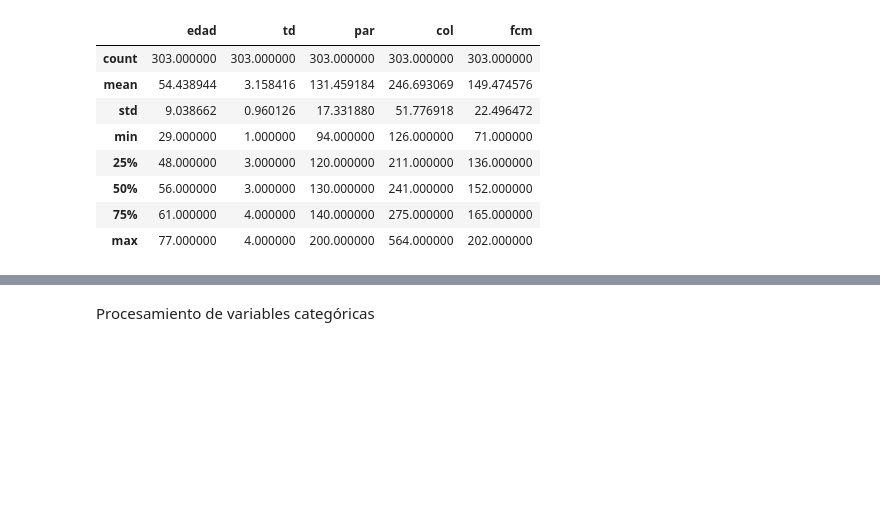
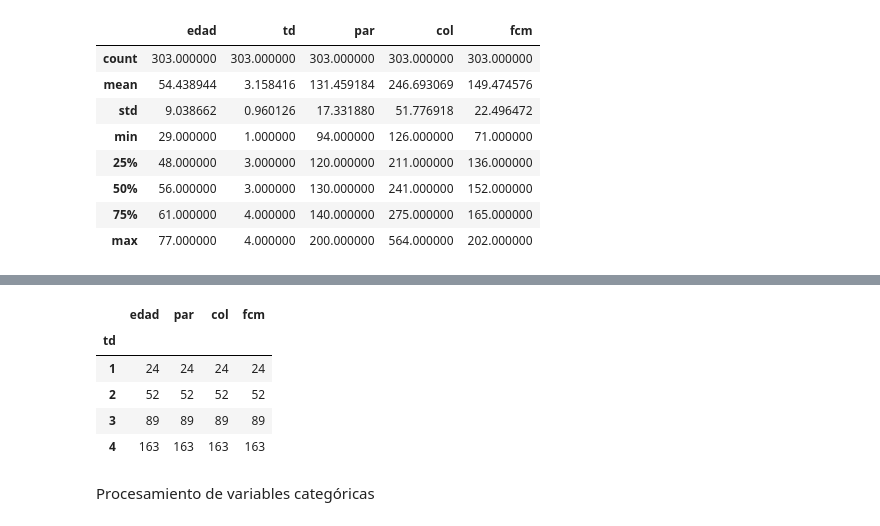
Before and after one commit to FedericoPacheco/tp2-cd, a Jupyter notebook: notebook.ipynb, the cells around one changed output, grey strips where cells are left out. Drawn from its saved outputs; the diff is of its cells as text; code cells hidden in the pictures; blank space fills up the shorter version.

```diff
--- a/notebook.ipynb
+++ b/notebook.ipynb
@@ -162,3 +193,12 @@ df.describe()
+# %%
+X_over.groupby("td").count()
+# %% [output]
+|  | edad | par | col | fcm |
+| td |  |  |  |  |
+| 1 | 24 | 24 | 24 | 24 |
+| 2 | 52 | 52 | 52 | 52 |
+| 3 | 89 | 89 | 89 | 89 |
+| 4 | 163 | 163 | 163 | 163 |
 # %% [markdown]
 Procesamiento de variables categóricas
 # %%
```
Also changed, not shown: parts of 18 cells of this notebook.
